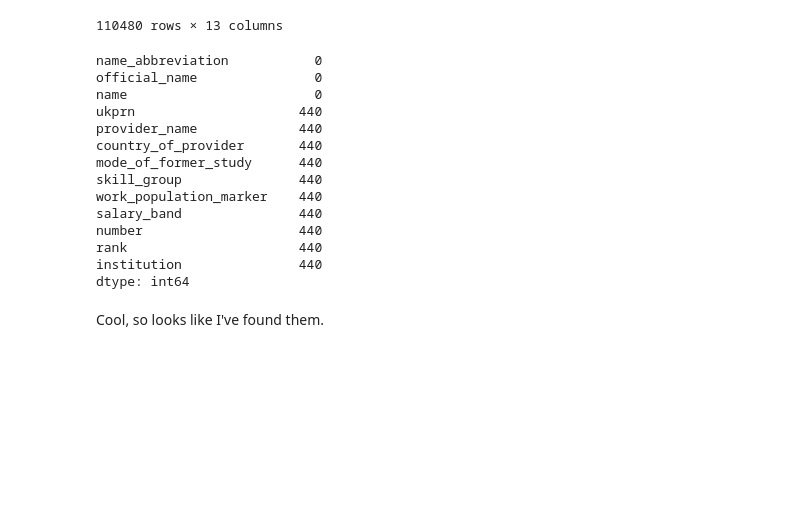
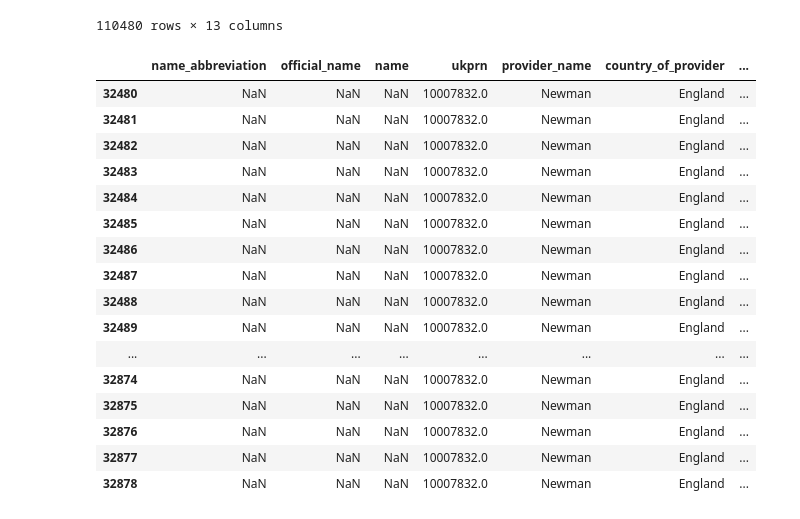
Before and after one commit to DSloan10/pcc_python_projects, a Jupyter notebook: hesa_project/Clean_up.ipynb, the cells around one changed output. Cells and saved outputs as stored; diff of their text form; code cells hidden in the pictures; blank space fills up the shorter version.

Commit message:
Newman added, ready to do final code corrections

```diff
--- a/hesa_project/Clean_up.ipynb
+++ b/hesa_project/Clean_up.ipynb
@@ -578,21 +568,22 @@ check_the_missing_concat
 # %%
 check_the_missing = check_the_missing_concat.drop_duplicates(subset = check_the_missing_concat.columns.difference(['name_abbreviation', 'official_name', 'name']), keep= False).copy()
 # %%
-check_the_missing.count()
+check_the_missing
 # %% [output]
-name_abbreviation           0
-official_name               0
-name                        0
-ukprn                     440
-provider_name             440
-country_of_provider       440
-mode_of_former_study      440
-skill_group               440
-work_population_marker    440
-salary_band               440
-number                    440
-rank                      440
-institution               440
-dtype: int64
+|  | name_abbreviation | official_name | name | ukprn | provider_name | country_of_provider | ... |
+| 32480 | NaN | NaN | NaN | 10007832.0 | Newman | England | ... |
+| 32481 | NaN | NaN | NaN | 10007832.0 | Newman | England | ... |
+| 32482 | NaN | NaN | NaN | 10007832.0 | Newman | England | ... |
+| 32483 | NaN | NaN | NaN | 10007832.0 | Newman | England | ... |
+| 32484 | NaN | NaN | NaN | 10007832.0 | Newman | England | ... |
+| 32485 | NaN | NaN | NaN | 10007832.0 | Newman | England | ... |
+| 32486 | NaN | NaN | NaN | 10007832.0 | Newman | England | ... |
+| 32487 | NaN | NaN | NaN | 10007832.0 | Newman | England | ... |
+| 32488 | NaN | NaN | NaN | 10007832.0 | Newman | England | ... |
+| 32489 | NaN | NaN | NaN | 10007832.0 | Newman | England | ... |
+| ... | ... | ... | ... | ... | ... | ... | ... |
+| 32874 | NaN | NaN | NaN | 10007832.0 | Newman | England | ... |
+| 32875 | NaN | NaN | NaN | 10007832.0 | Newman | England | ... |
+| 32876 | NaN | NaN | NaN | 10007832.0 | Newman | England | ... |
+| 32877 | NaN | NaN | NaN | 10007832.0 | Newman | England | ... |
+| 32878 | NaN | NaN | NaN | 10007832.0 | Newman | England | ... |
-# %% [markdown]
-Cool, so looks like I've found them.
```
Also changed, not shown: parts of 14 cells of this notebook.
